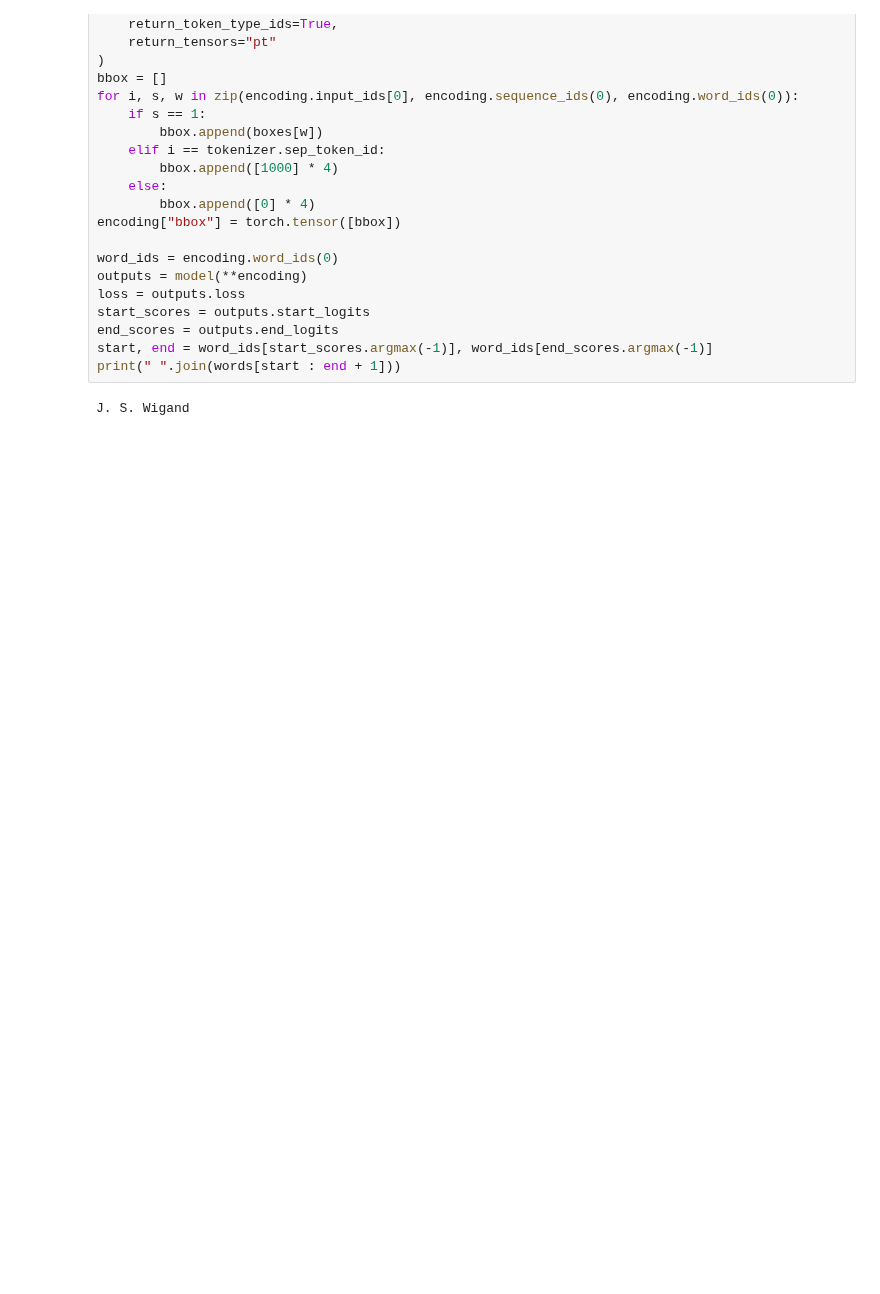
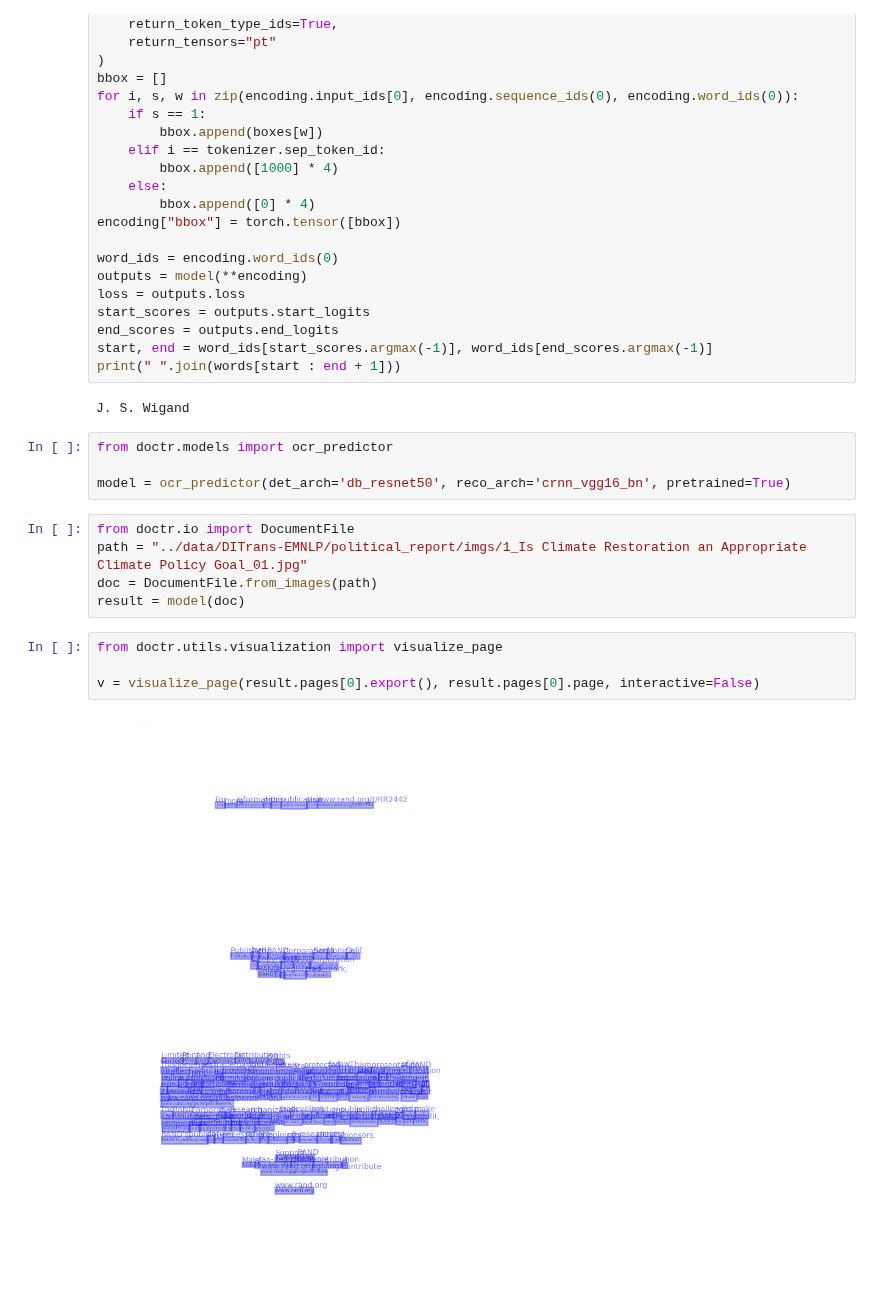
Before and after one commit to amaljoe/doctr-dit, a Jupyter notebook: notebooks/layout.ipynb, the cells around one changed output. Saved outputs shown, nothing was run; the diff lists cells and outputs as text; blank space fills up the shorter version.

```diff
--- a/notebooks/layout.ipynb
+++ b/notebooks/layout.ipynb
@@ -42,3 +42,18 @@ start, end = word_ids[start_scores.argmax(-1)], word_ids[end_scores.argmax(-1)]
 print(" ".join(words[start : end + 1]))
 # %% [output]
 J. S. Wigand
+# %%
+from doctr.models import ocr_predictor
+
+model = ocr_predictor(det_arch='db_resnet50', reco_arch='crnn_vgg16_bn', pretrained=True)
+# %%
+from doctr.io import DocumentFile
+path = "../data/DITrans-EMNLP/political_report/imgs/1_Is Climate Restoration an Appropriate Climate Policy Goal_01.jpg"
+doc = DocumentFile.from_images(path)
+result = model(doc)
+# %%
+from doctr.utils.visualization import visualize_page
+
+v = visualize_page(result.pages[0].export(), result.pages[0].page, interactive=False)
+# %% [output]
+[figure, added]
```
Also changed, not shown: parts of 5 cells of this notebook, 8 other files.
